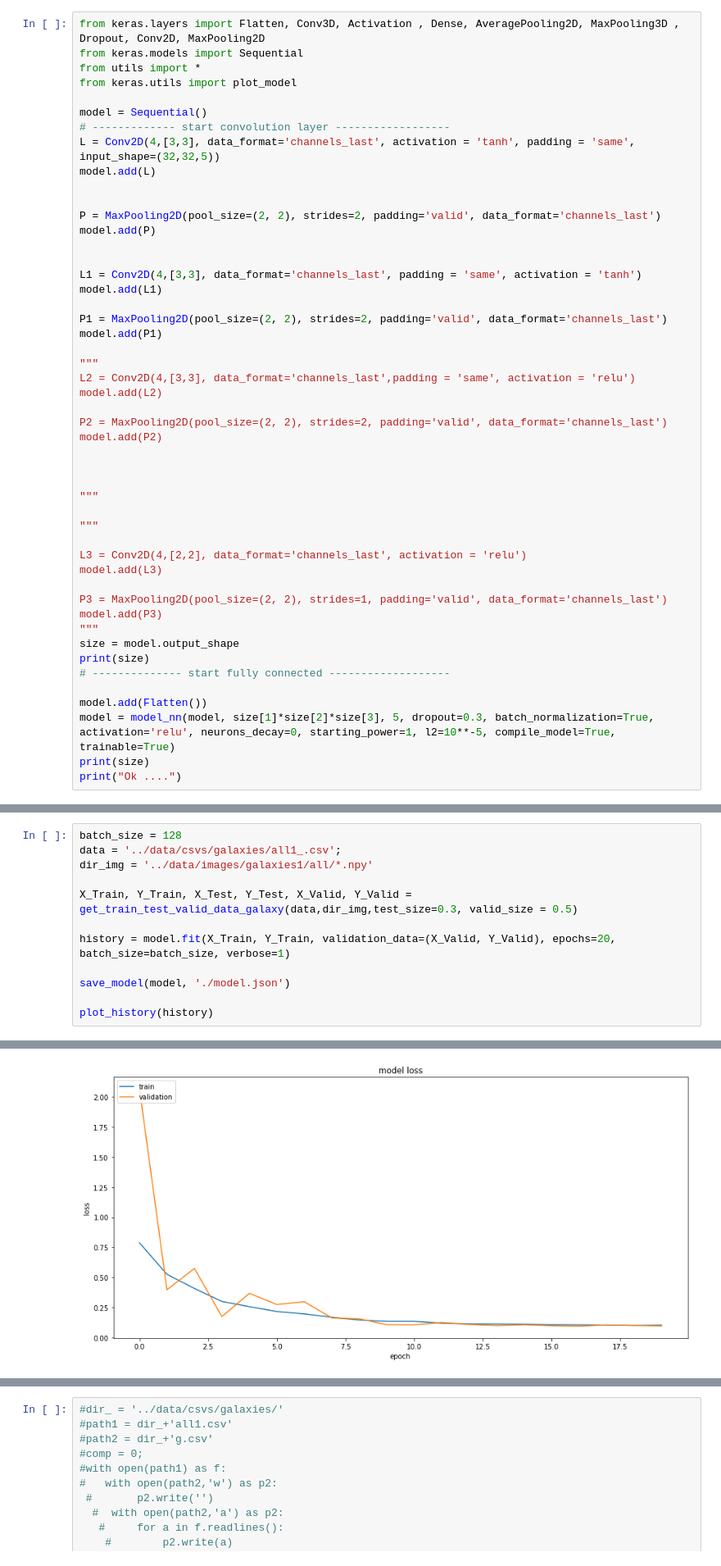
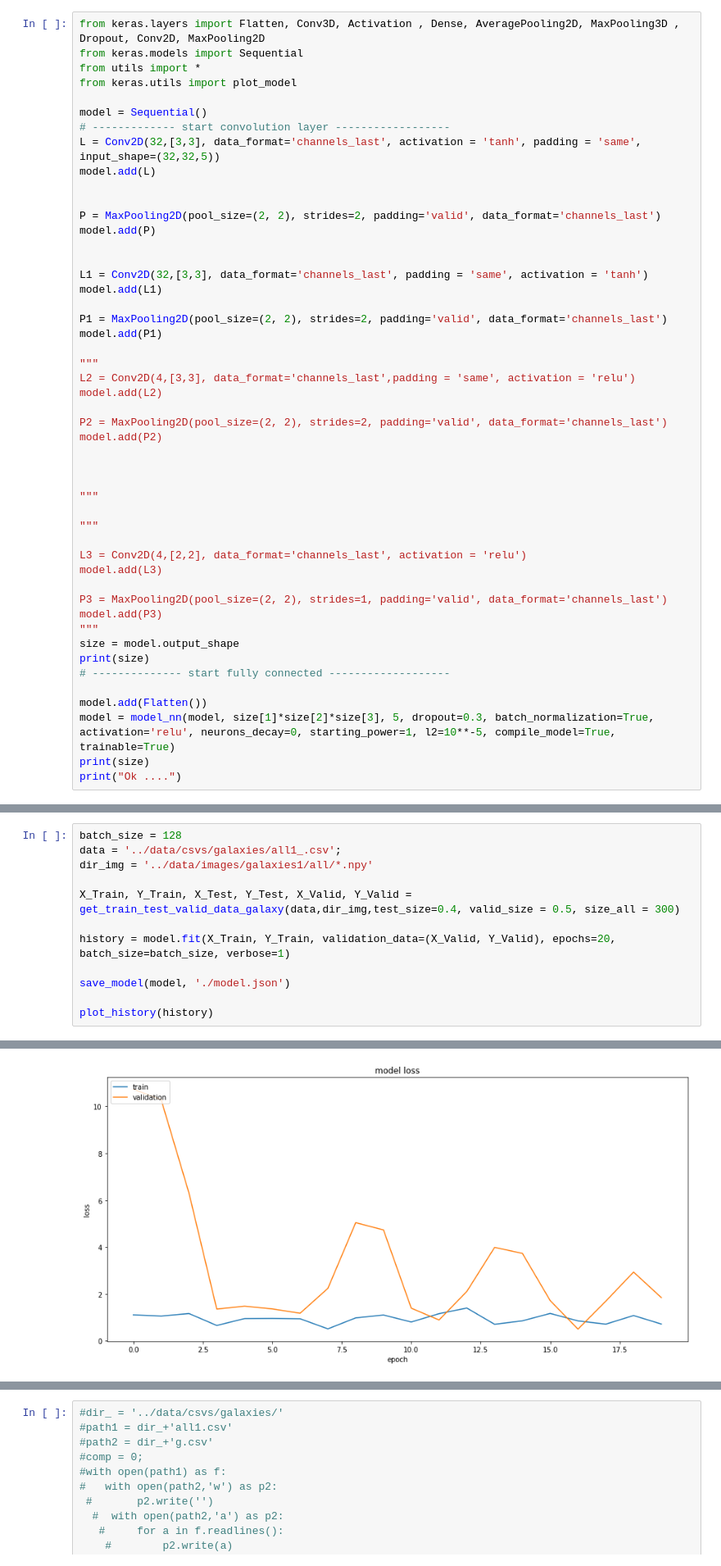
Before and after one commit to oussissa123/redshit_estimation, a Jupyter notebook: new/cnn_model-ouput_dim_large_1-2.ipynb, the cells around one changed output, grey strips where cells are left out. Shown: that part at 82% size. Saved outputs shown, nothing was run; the diff lists cells and outputs as text.

```diff
--- a/new/cnn_model-ouput_dim_large_1-2.ipynb
+++ b/new/cnn_model-ouput_dim_large_1-2.ipynb
@@ -6,7 +6,7 @@ from keras.utils import plot_model
 
 model = Sequential()
 # ------------- start convolution layer ------------------
-L = Conv2D(4,[3,3], data_format='channels_last', activation = 'tanh', padding = 'same', input_shape=(32,32,5))
+L = Conv2D(32,[3,3], data_format='channels_last', activation = 'tanh', padding = 'same', input_shape=(32,32,5))
 model.add(L)
 
 
@@ -14,7 +14,7 @@ P = MaxPooling2D(pool_size=(2, 2), strides=2, padding='valid', data_format='chan
 model.add(P)
 
 
-L1 = Conv2D(4,[3,3], data_format='channels_last', padding = 'same', activation = 'tanh')
+L1 = Conv2D(32,[3,3], data_format='channels_last', padding = 'same', activation = 'tanh')
 model.add(L1)
 
 P1 = MaxPooling2D(pool_size=(2, 2), strides=2, padding='valid', data_format='channels_last')
@@ -57,7 +57,7 @@ batch_size = 128
 data = '../data/csvs/galaxies/all1_.csv';
 dir_img = '../data/images/galaxies1/all/*.npy'
 
-X_Train, Y_Train, X_Test, Y_Test, X_Valid, Y_Valid = get_train_test_valid_data_galaxy(data,dir_img,test_size=0.3, valid_size = 0.5)
+X_Train, Y_Train, X_Test, Y_Test, X_Valid, Y_Valid = get_train_test_valid_data_galaxy(data,dir_img,test_size=0.4, valid_size = 0.5, size_all = 300)
 
 history = model.fit(X_Train, Y_Train, validation_data=(X_Valid, Y_Valid), epochs=20, batch_size=batch_size, verbose=1)
 
@@ -84,5 +84,5 @@ Epoch 20/20
 Saved model to disk
-[figure, old version]
+[figure, new version]
 # %%
 predict = model.predict(X_Test, batch_size=batch_size).reshape(-1)
 result = compute_metrics(Y_Test, predict, 'Redshift')
```
Also changed, not shown: parts of 14 cells of this notebook, 8 other files.
